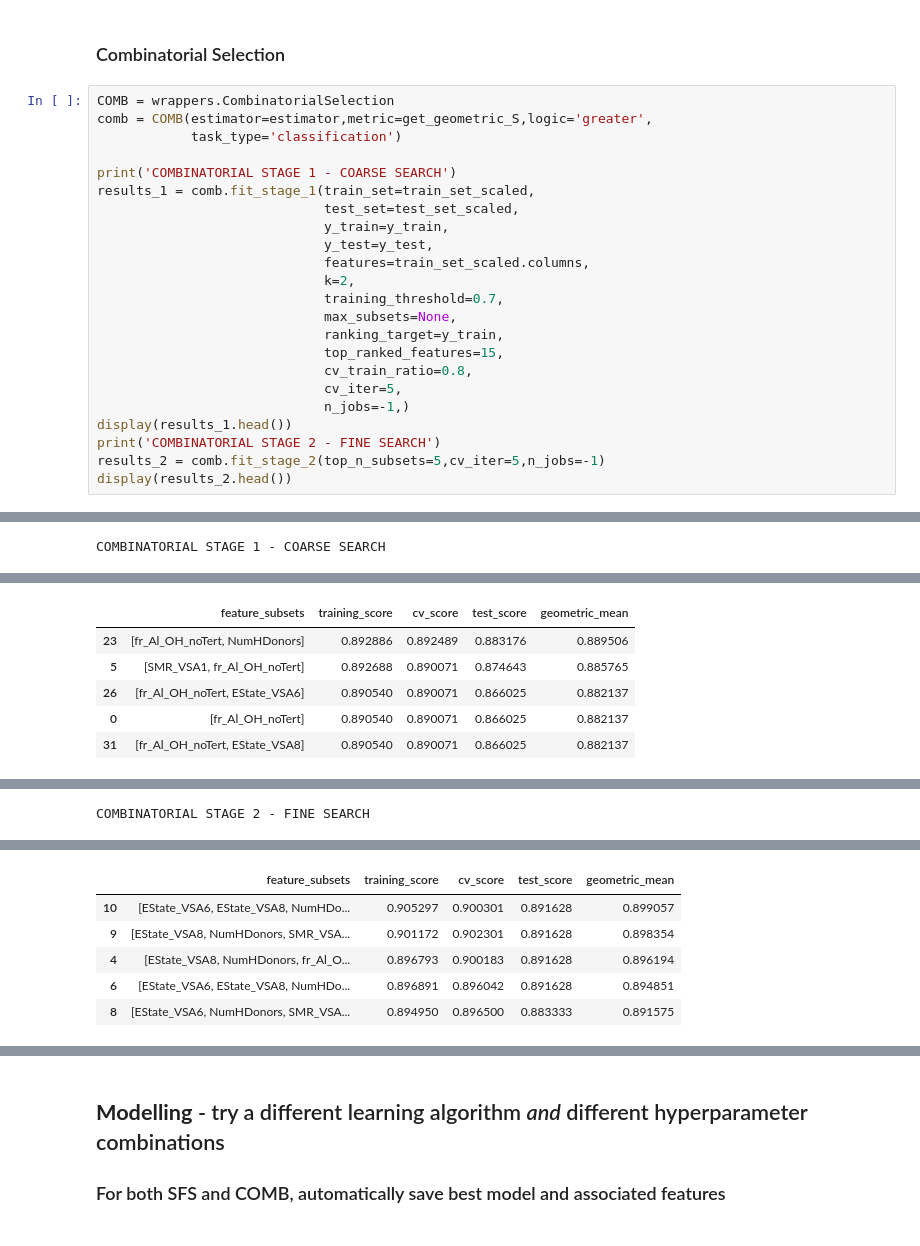
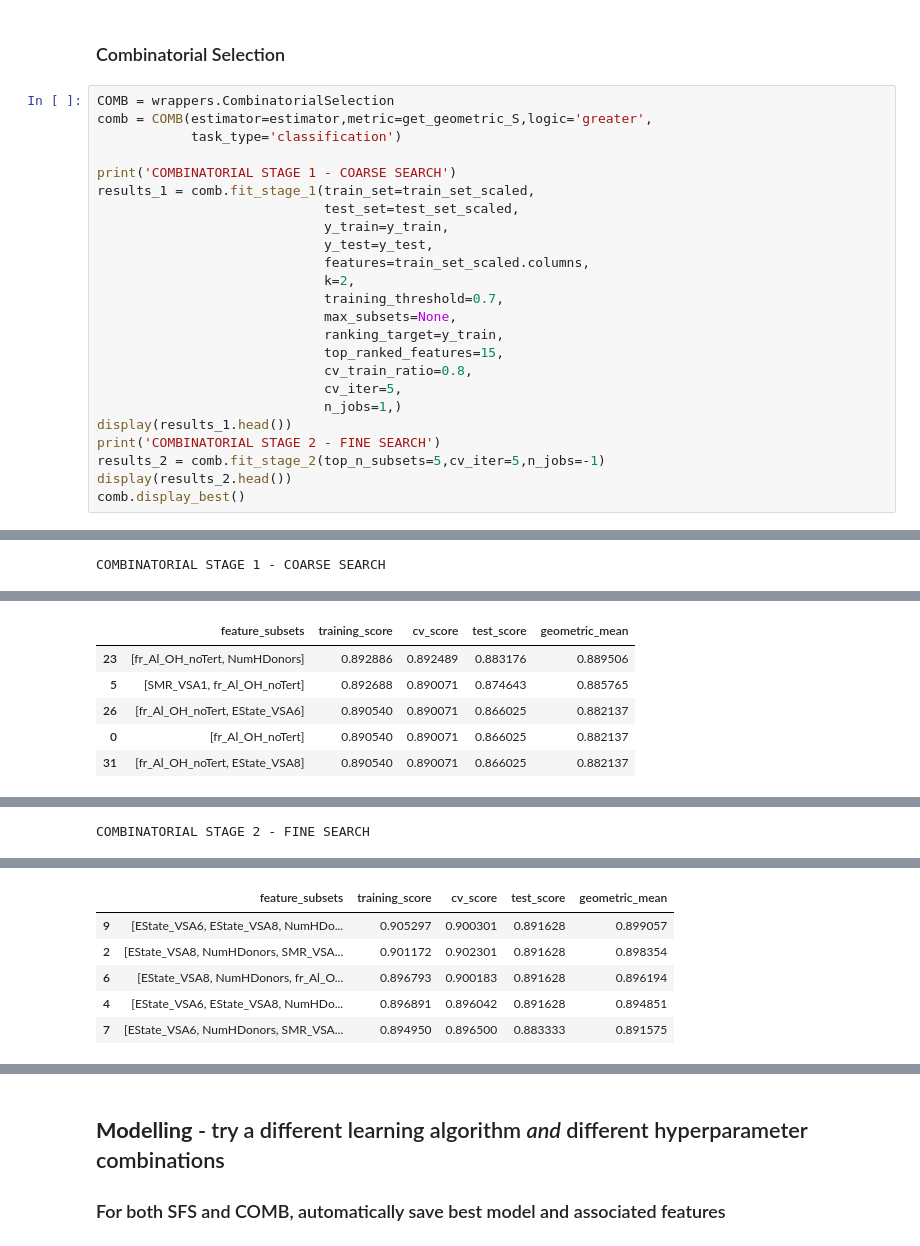
Before and after one commit to seacunilever/mlchem, a Jupyter notebook: examples/7 - Model Building/model_building.ipynb, the cells around one changed output, grey strips where cells are left out. Saved outputs shown, nothing was run; the diff lists cells and outputs as text.

```diff
--- a/examples/7 - Model Building/model_building.ipynb
+++ b/examples/7 - Model Building/model_building.ipynb
@@ -243,9 +243,10 @@ results_1 = comb.fit_stage_1(train_set=train_set_scaled,
                              top_ranked_features=15,
                              cv_train_ratio=0.8,
                              cv_iter=5,
-                             n_jobs=-1,)
+                             n_jobs=1,)
 display(results_1.head())
 print('COMBINATORIAL STAGE 2 - FINE SEARCH')
 results_2 = comb.fit_stage_2(top_n_subsets=5,cv_iter=5,n_jobs=-1)
 display(results_2.head())
+comb.display_best()
 # %% [output]
@@ -264,6 +265,6 @@ COMBINATORIAL STAGE 2 - FINE SEARCH
 |  | feature_subsets | training_score | cv_score | test_score | geometric_mean |
-| 10 | [EState_VSA6, EState_VSA8, NumHDo... | 0.905297 | 0.900301 | 0.891628 | 0.899057 |
-| 9 | [EState_VSA8, NumHDonors, SMR_VSA... | 0.901172 | 0.902301 | 0.891628 | 0.898354 |
-| 4 | [EState_VSA8, NumHDonors, fr_Al_O... | 0.896793 | 0.900183 | 0.891628 | 0.896194 |
-| 6 | [EState_VSA6, EState_VSA8, NumHDo... | 0.896891 | 0.896042 | 0.891628 | 0.894851 |
-| 8 | [EState_VSA6, NumHDonors, SMR_VSA... | 0.894950 | 0.896500 | 0.883333 | 0.891575 |
+| 9 | [EState_VSA6, EState_VSA8, NumHDo... | 0.905297 | 0.900301 | 0.891628 | 0.899057 |
+| 2 | [EState_VSA8, NumHDonors, SMR_VSA... | 0.901172 | 0.902301 | 0.891628 | 0.898354 |
+| 6 | [EState_VSA8, NumHDonors, fr_Al_O... | 0.896793 | 0.900183 | 0.891628 | 0.896194 |
+| 4 | [EState_VSA6, EState_VSA8, NumHDo... | 0.896891 | 0.896042 | 0.891628 | 0.894851 |
+| 7 | [EState_VSA6, NumHDonors, SMR_VSA... | 0.894950 | 0.896500 | 0.883333 | 0.891575 |
```
Also changed, not shown: parts of 6 cells of this notebook, 12 other files.
